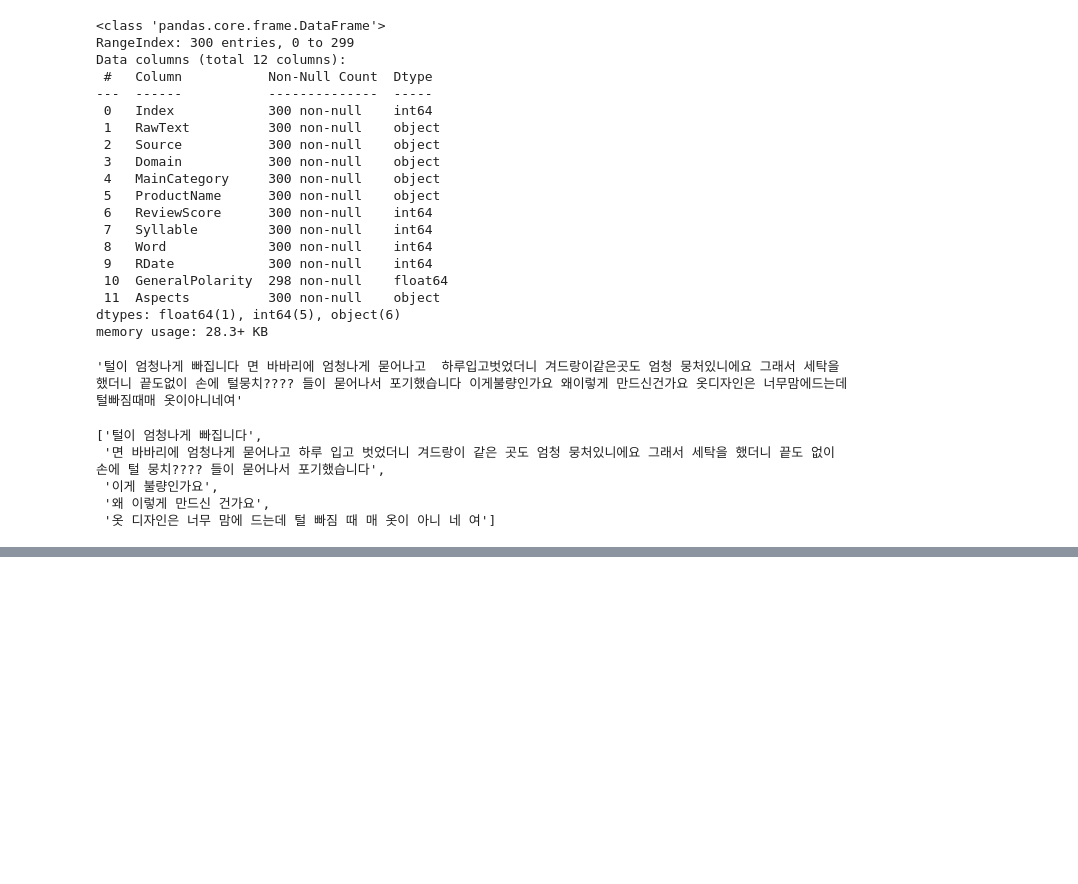
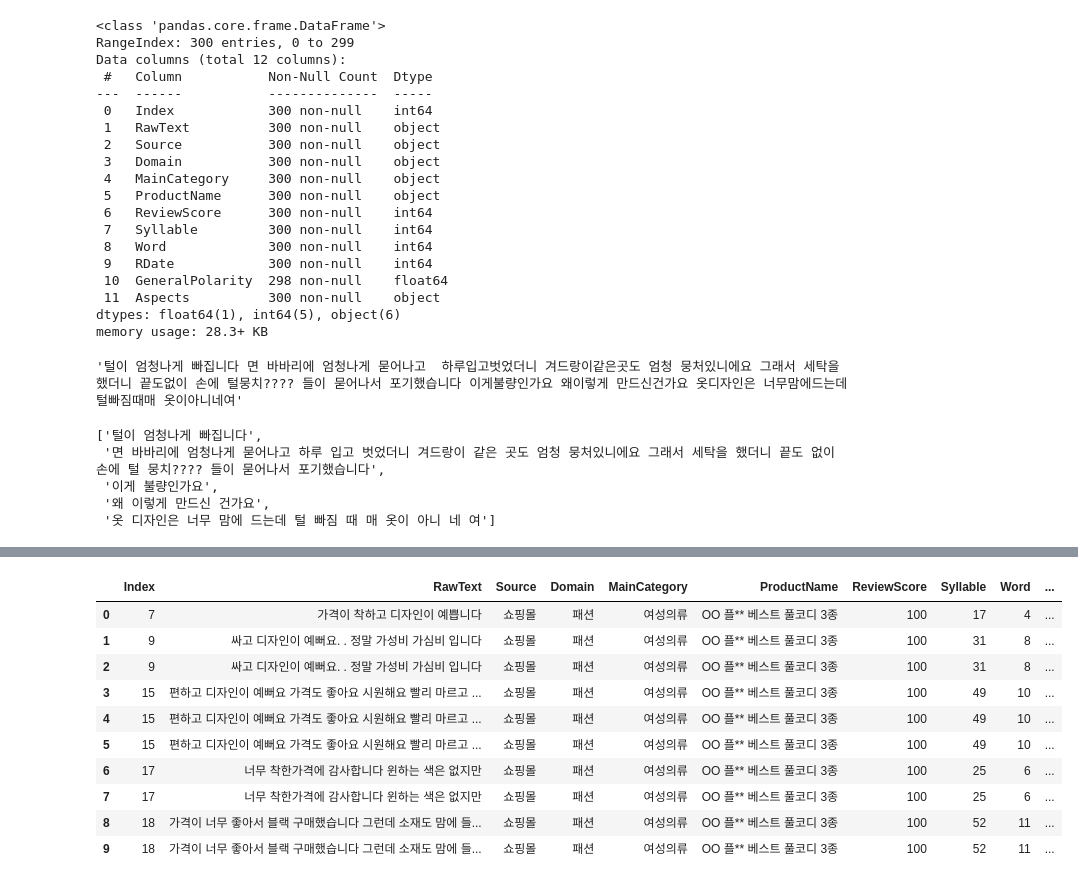
Before and after one commit to bsmoon-86/multicam_11, a Jupyter notebook: 20260604/04_review.ipynb, the cells around one changed output, grey strips where cells are left out. Drawn from its saved outputs; the diff is of its cells as text; code cells hidden in the pictures; blank space fills up the shorter version.

```diff
--- a/20260604/04_review.ipynb
+++ b/20260604/04_review.ipynb
@@ -417,0 +729,14 @@ for idx, raw in enumerate(raw_list):
+# %%
+df.head(10)
+# %% [output]
+|  | Index | RawText | Source | Domain | MainCategory | ProductName | ReviewScore | Syllable | Word | ... |
+| 0 | 7 | 가격이 착하고 디자인이 예쁩니다 | 쇼핑몰 | 패션 | 여성의류 | OO 플** 베스트 풀코디 3종 | 100 | 17 | 4 | ... |
+| 1 | 9 | 싸고 디자인이 예뻐요. . 정말 가성비 가심비 입니다 | 쇼핑몰 | 패션 | 여성의류 | OO 플** 베스트 풀코디 3종 | 100 | 31 | 8 | ... |
+| 2 | 9 | 싸고 디자인이 예뻐요. . 정말 가성비 가심비 입니다 | 쇼핑몰 | 패션 | 여성의류 | OO 플** 베스트 풀코디 3종 | 100 | 31 | 8 | ... |
+| 3 | 15 | 편하고 디자인이 예뻐요 가격도 좋아요 시원해요 빨리 마르고 ... | 쇼핑몰 | 패션 | 여성의류 | OO 플** 베스트 풀코디 3종 | 100 | 49 | 10 | ... |
+| 4 | 15 | 편하고 디자인이 예뻐요 가격도 좋아요 시원해요 빨리 마르고 ... | 쇼핑몰 | 패션 | 여성의류 | OO 플** 베스트 풀코디 3종 | 100 | 49 | 10 | ... |
+| 5 | 15 | 편하고 디자인이 예뻐요 가격도 좋아요 시원해요 빨리 마르고 ... | 쇼핑몰 | 패션 | 여성의류 | OO 플** 베스트 풀코디 3종 | 100 | 49 | 10 | ... |
+| 6 | 17 | 너무 착한가격에 감사합니다 윈하는 색은 없지만 | 쇼핑몰 | 패션 | 여성의류 | OO 플** 베스트 풀코디 3종 | 100 | 25 | 6 | ... |
+| 7 | 17 | 너무 착한가격에 감사합니다 윈하는 색은 없지만 | 쇼핑몰 | 패션 | 여성의류 | OO 플** 베스트 풀코디 3종 | 100 | 25 | 6 | ... |
+| 8 | 18 | 가격이 너무 좋아서 블랙 구매했습니다 그런데 소재도 맘에 들... | 쇼핑몰 | 패션 | 여성의류 | OO 플** 베스트 풀코디 3종 | 100 | 52 | 11 | ... |
+| 9 | 18 | 가격이 너무 좋아서 블랙 구매했습니다 그런데 소재도 맘에 들... | 쇼핑몰 | 패션 | 여성의류 | OO 플** 베스트 풀코디 3종 | 100 | 52 | 11 | ... |
```
Also changed, not shown: parts of 40 cells of this notebook, 1 other file.
